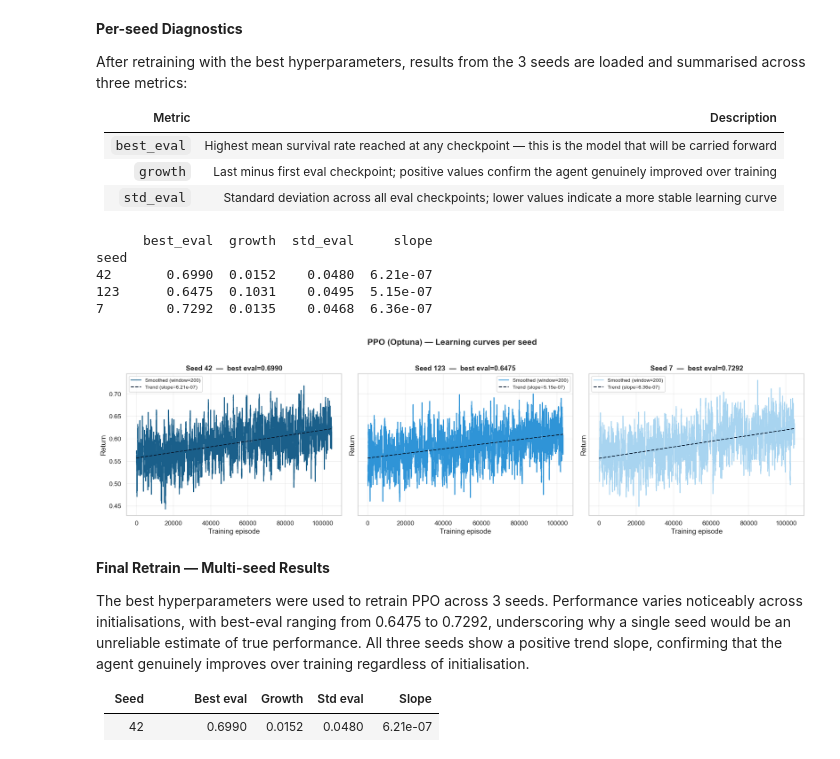
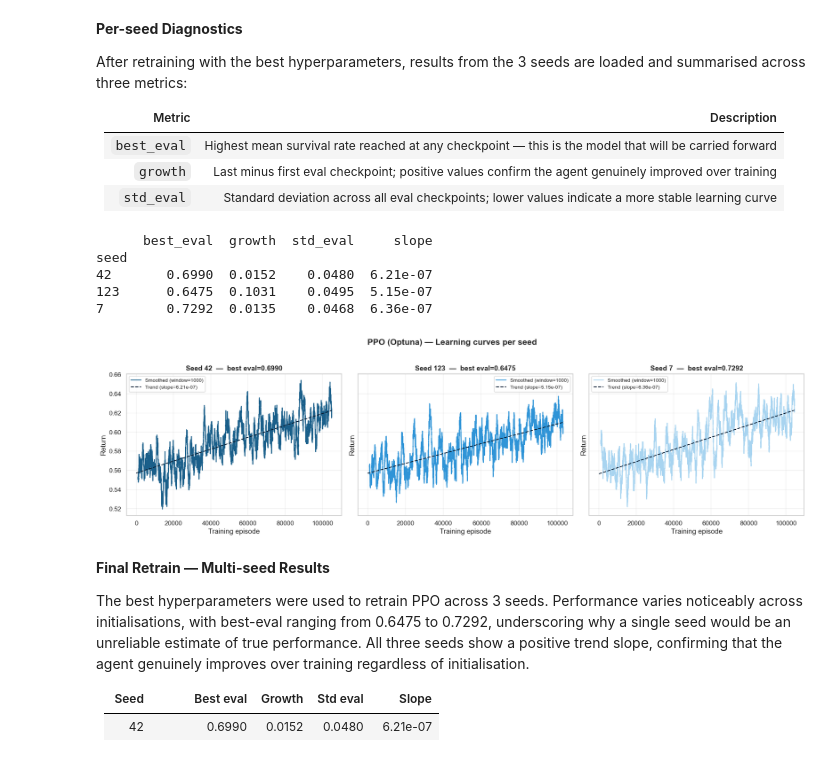
Before and after one commit to mariamiguel720/Reinforcement-Learning-Project-25-26, a Jupyter notebook: RL_Config_B - cópia.ipynb, the cells around one changed output. Drawn from its saved outputs; the diff is of its cells as text; code cells hidden in the pictures.

```diff
--- a/RL_Config_B - cópia.ipynb
+++ b/RL_Config_B - cópia.ipynb
@@ -971,7 +971,7 @@ The baseline run established that DQN learns a reasonable policy, but a fixed hy
 # Optuna tuning configuration — seeds, episode budgets, and output directory
 SEEDS_OPTUNA     = [42, 123, 7]     # seeds for Optuna tuning
 N_EPISODES_TUNE  = 10_000           # episodes per trial (fast comparison)
-N_EPISODES_FINAL = 50_000           # full training for final retrain
+N_EPISODES_FINAL = 100_000           # full training for final retrain
 MODELS_DIR_DQN   = 'models/optuna_dqn'
 os.makedirs(MODELS_DIR_DQN, exist_ok=True)
 # %%
@@ -1751,7 +1754,7 @@ loaded and summarised across three metrics:
 # Analyse and visualise the PPO tuning results across seeds
 PPO_FINAL_DIR = 'models/optuna_ppo/ppo_final'
 COLORS = {42: '#1a5f8a', 123: '#2f94d7', 7: '#a8d4f0'}
-window = 200
+window = 1000
 
 # Load results and compute metrics
 ppo_seed_results = {}
@@ -1778,34 +1781,34 @@ df_display = pd.DataFrame([
      'slope': f"{r['slope']:.2e}"}
     for s, r in ppo_seed_results.items()
 ]).set_index('seed')
 print(df_display)
 
 # Learning curves
 fig, axes = plt.subplots(1, 3, figsize=(18, 5), sharey=True)
 for ax, seed in zip(axes, SEEDS_OPTUNA):
     r        = ppo_seed_results[seed]
     smoothed = pd.Series(r['returns']).rolling(window).mean().values
     x        = np.arange(len(r['returns']))
     ax.plot(smoothed, color=COLORS[seed], linewidth=1.5,
             label=f'Smoothed (window={window})')
     ax.plot(x, r['slope']*x + r['intercept'], color='#0a1f35',
             linewidth=1.5, linestyle='--', label=f'Trend (slope={r["slope"]:.2e})')
     ax.set_title(f'Seed {seed}  —  best eval={r["best_eval"]:.4f}', fontweight='bold')
     ax.set_xlabel('Training episode')
     ax.set_ylabel('Return')
     ax.legend(fontsize=9)
     ax.grid(alpha=0.3)
 
 plt.suptitle('PPO (Optuna) — Learning curves per seed', fontweight='bold', y=1.02)
 plt.tight_layout()
 plt.show()
 # %% [output]
       best_eval  growth  std_eval     slope
 seed
 42       0.6990  0.0152    0.0480  6.21e-07
 123      0.6475  0.1031    0.0495  5.15e-07
 7        0.7292  0.0135    0.0468  6.36e-07
-[figure, old version]
+[figure, new version]
 # %% [markdown]
 **Final Retrain — Multi-seed Results**
 
```
Also changed, not shown: parts of 11 cells of this notebook, 15 other files.
